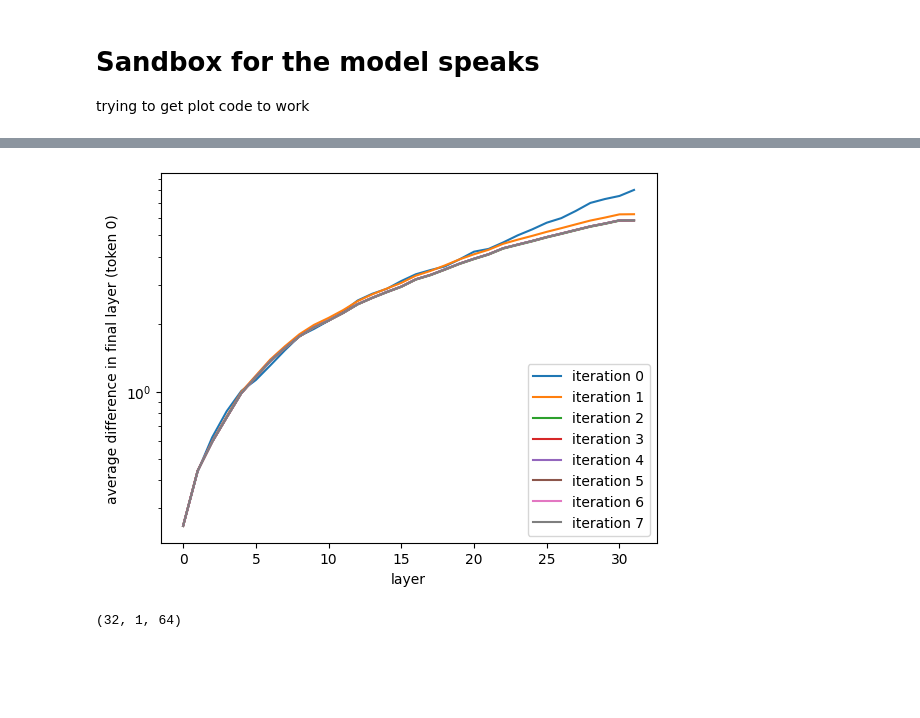
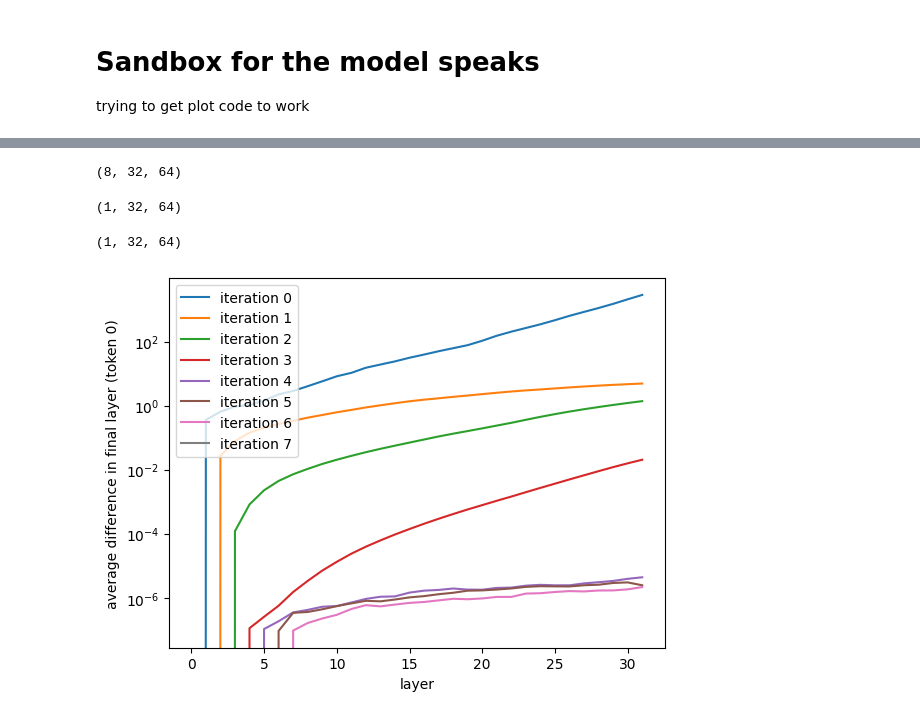
Before and after one commit to npandit0/parallel_transformers, a Jupyter notebook: mistral_jax/the_model_speaks.ipynb, the cells around one changed output, grey strips where cells are left out. Drawn from its saved outputs; the diff is of its cells as text; code cells hidden in the pictures; blank space fills up the shorter version.

```diff
--- a/mistral_jax/the_model_speaks.ipynb
+++ b/mistral_jax/the_model_speaks.ipynb
@@ -76,17 +71,27 @@ the genrated tokens from parallel is : [25050, 17232, 16984]
+# %%
+parr_finals[0].squeeze().shape
+# %% [output]
+(8, 32, 64)
+# %%
+parr_finals[0].squeeze()[-1][None,...].shape
+# %% [output]
+(1, 32, 64)
+# %%
+seq_finals[0].squeeze()[None, ...].shape
+# %% [output]
+(1, 32, 64)
 # %%
+# converging...but to the wrong target :(
 tok_num = 0
 diffs = jnp.mean(
-    jnp.abs(seq_finals[tok_num].squeeze()[None, ...] - parr_finals[tok_num].squeeze()), axis=(-1)
+    jnp.abs(parr_finals[0].squeeze()[-1][None, ...] - parr_finals[tok_num].squeeze()),
+    axis=(-1),
 )
 for i in range(len(diffs)):
     plt.plot(diffs[i], label=f"iteration {i}")
 plt.legend()
 plt.xlabel("layer")
 plt.ylabel(f"average difference in final layer (token {tok_num})")
 plt.yscale("log")
 # %% [output]
-[figure, old version]
+[figure, new version]
-# %%
-seq_finals[0].shape
-# %% [output]
-(32, 1, 64)
```
Also changed, not shown: parts of 12 cells of this notebook, 1 other file.
